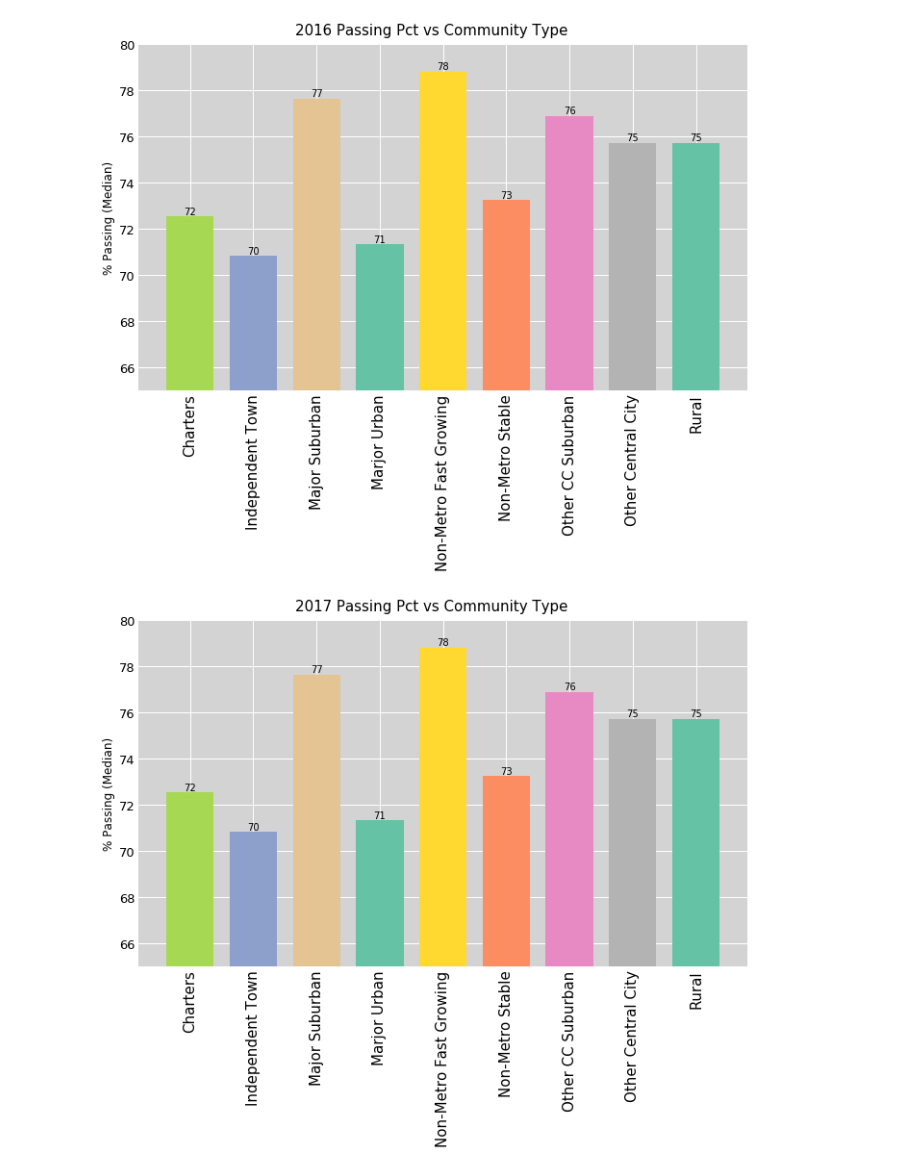
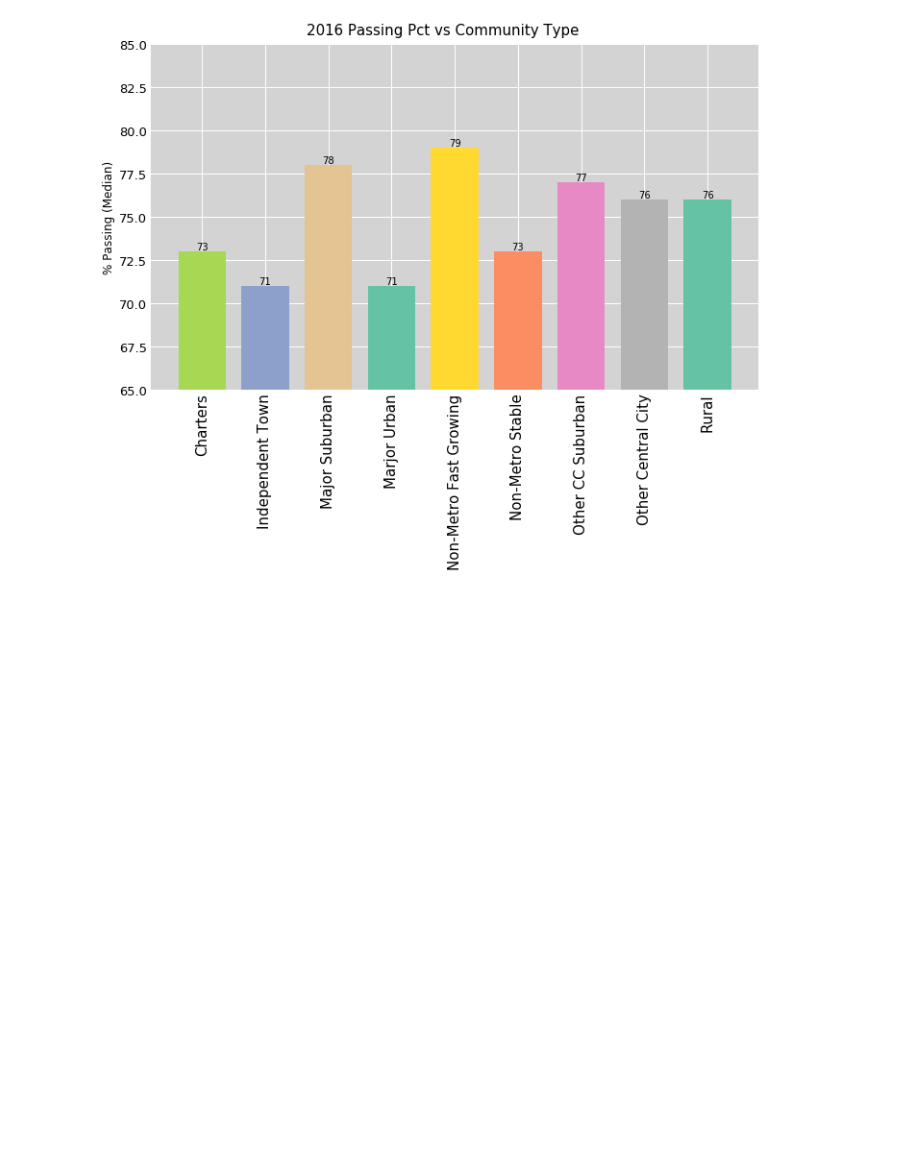
Before and after one commit to schoolperformanceproject/BetterSchools, a Jupyter notebook: combine/betterschools_start.ipynb, the cells around one changed output. Saved outputs shown, nothing was run; the diff lists cells and outputs as text; code cells hidden in the pictures; blank space fills up the shorter version.

Commit message:
Fixed student_count source

```diff
--- a/combine/betterschools_start.ipynb
+++ b/combine/betterschools_start.ipynb
@@ -10,17 +10,17 @@ import seaborn as sns
 
 def fx_extract_performance(v_year):
     df_performance = pd.read_csv('result_campus.csv')
-    rename_dict = {'Campus': 'campus_id' , 'Year' : 'year' , 'Student_count' : 'student_count' , 'Pass_count' : 'pass_count'}
+    rename_dict = {'Campus': 'campus_id' , 'Year' : 'year', 'Pass_rate' : 'pct_pass'}
     df_performance.rename(columns=rename_dict, inplace=True)
     return df_performance
 
 def fx_extract_student_teacher(v_year):
     v_filename = 'CAMPPROF_'+ str(v_year) + '.csv'
     df_student_teacher = pd.read_csv(v_filename)
-    rename_dict = {"CPSTTOSA": "avg_salary", "CAMPUS": "campus_id","CPETECOC": "ed_count"}
+    rename_dict = {"CPSTTOSA": "avg_salary", "CAMPUS": "campus_id","CPETECOC": "ed_count", "CPETALLC" : 'student_count' }
     df_student_teacher.rename(columns=rename_dict, inplace=True)
     df_student_teacher['year'] = [v_year for i,r in df_student_teacher.iterrows() ]
-    df_student_teacher =df_student_teacher.loc[:,['campus_id',  'ed_count', 'avg_salary', 'year']]
+    df_student_teacher =df_student_teacher.loc[:,['campus_id',  'ed_count', 'avg_salary', 'year','student_count']]
     return df_student_teacher
 
 def fx_extract_community():
@@ -32,7 +32,7 @@ def fx_extract_community():
 def transform_merge(df_performance,df_student_teacher,df_community):
     df_community_performance = pd.merge(df_community,df_performance, on =['campus_id'], how='inner')
     df_community_complete = pd.merge(df_community_performance,df_student_teacher,on =['campus_id','year'], how='inner')
-    df_community_complete['pct_pass'] = [(100*r['pass_count']/r['student_count']) for i, r in df_community_complete.iterrows()]
+    #df_community_complete['pct_pass'] = [(100*r['pass_count']/r['student_count']) for i, r in df_community_complete.iterrows()]
     df_community_complete['pct_ed'] = [(100*r['ed_count']/r['student_count']) for i, r in df_community_complete.iterrows()]
     df_community_complete['perf_value'] = [r.pct_ed + r.pct_pass for i,r in df_community_complete.iterrows() ]
     DataFrame1_1 = df_community_complete.sort_values(['perf_value'], ascending=False)
@@ -69,7 +69,7 @@ def fx_salary(df_performance,df_student_teacher,df_community):
 
 def fx_community(df_performance,df_community):
     df_community_performance = pd.merge(df_community,df_performance,on = 'campus_id', how='inner')
-    df_community_performance['pct_pass'] = [(100*r['pass_count']/r['student_count']) for i, r in df_community_performance.iterrows()]
+    #df_community_performance['pct_pass'] = [(100*r['pass_count']/r['student_countxx']) for i, r in df_community_performance.iterrows()]
     unique_community_type = pd.Series(df_community_performance["community"]).unique()
     df_community = pd.DataFrame(unique_community_type,columns=['community'])
     df_community['median_pass'] = [df_community_performance.loc[(df_community_performance['community']==x) , 'pct_pass'].median()  for x in df_community["community"]]
@@ -87,7 +87,7 @@ def fx_bar_plot(DataFrameB, legend_dict):
     fig.tight_layout() # remove space between header and title
     fig.subplots_adjust(top=.93) # adjust so title is just above chart
     fig.set_size_inches(10, 6)
-    ax.set_ylim(65, 80, .5)
+    ax.set_ylim(65, 85, .5)
     #ax.bar(x, y, .75, color = rgb_values, linewidth=.5)
     bar_columns = ax.bar(x, y, .75, color = rgb_values, linewidth=.5)
     for column in bar_columns:
@@ -129,10 +129,14 @@ DataFrame1.head()
 #                'ylabel' : '% Passing (Median)',
 #                'figname' : str(v_interested_year) +' passing_vs_community'
 #               }
-# DataFrameA = DataFrame1.loc[:, ['pct_ed', 'pct_pass', 'student_quartile', 'community' , 'perf_value_rank']]
-# rename_dict = {'pct_ed': 'x_data', 'pct_pass': 'y_data', 'student_quartile': 'bubble_size',
-#                'community': 'color_category' }
-# DataFrameA = DataFrameA.rename(columns=rename_dict, inplace=True)
+DataFrameA = DataFrame1.loc[:, ['pct_ed', 'pct_pass', 'student_quartile', 'community' , 'perf_value_rank']]
+rename_dict = {'pct_ed': 'x_data', 'pct_pass': 'y_data', 'student_quartile': 'bubble_size',
+               'community': 'color_category' }
+DataFrameA.rename(columns=rename_dict, inplace=True)
+# DataFrameA.to_csv('DataFrameA.csv')
+# xx= pd.read_csv('DataFrameA.csv')
+# xx
+#DataFrameA.loc[(DataFrameA['y_data'] > 100)]
 #fx_perf(DataFrameA, legend_dict)
 # %%
 # fx_perf(DataFrameA, legend_dict):
@@ -188,24 +192,23 @@ DataFrame1.head()
 #     plt.show()
 # %%
 
-for v_interested_year in [2016,2017]:
+for v_interested_year in [2016]:
     #extract
     df_performance = fx_extract_performance(v_interested_year)
     df_student_teacher = fx_extract_student_teacher(v_interested_year)
     df_community = fx_extract_community()
     #transform
     DataFrame1 = fx_economical_disadvantage(df_performance,df_student_teacher,df_community)
     DataFrame2 = fx_salary(df_performance,df_student_teacher,df_community)
     DataFrame3 = fx_community(df_performance,df_community)
     # bar plot call
     legend_dict = {'title' : str(v_interested_year) + ' Passing Pct vs Community Type',
                    'ylabel' : '% Passing (Median)',
                    'figname' : str(v_interested_year) +' passing_vs_community'
                   }
     DataFrameB =DataFrame3.loc[:,['community','median_pass']]
     rename_dict = {'community': 'x_data', 'median_pass': 'y_data'}
     DataFrameB.rename(columns=rename_dict, inplace=True)
     fx_bar_plot(DataFrameB, legend_dict)
 # %% [output]
-[figure, old version]
+[figure, new version]
-[figure, removed]
```
Also changed, not shown: parts of 1 cell of this notebook.
